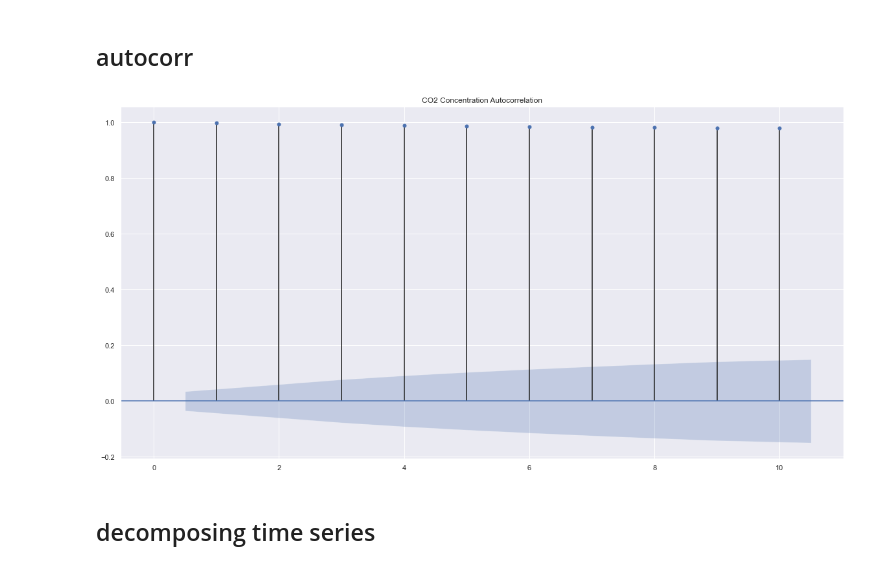
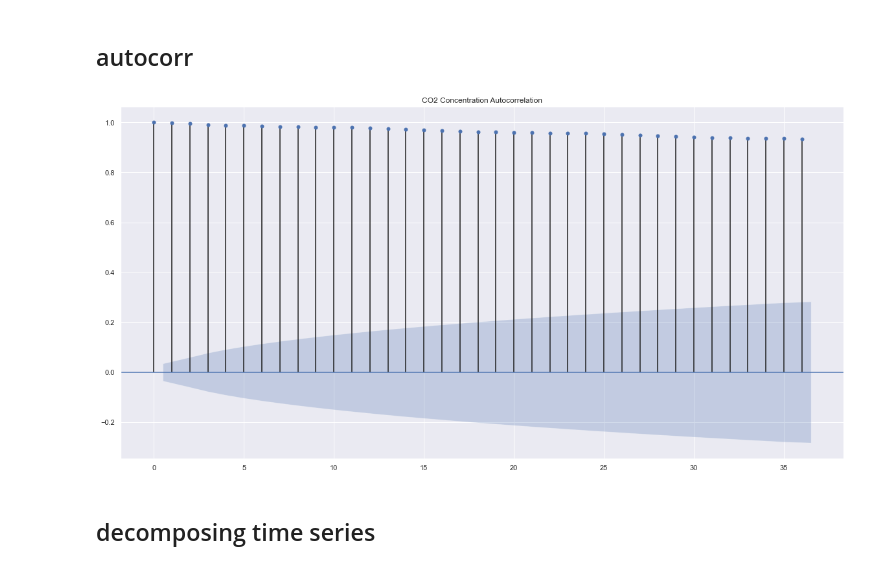
Before and after one commit to RicardoLeaoS/global-warming, a Jupyter notebook: explorint_co2_concentration.ipynb, the cells around one changed output. Cells and saved outputs as stored; diff of their text form; code cells hidden in the pictures.

```diff
--- a/explorint_co2_concentration.ipynb
+++ b/explorint_co2_concentration.ipynb
@@ -120,13 +120,13 @@ plt.show()
 # %%
 fig, ax = plt.subplots(figsize=(20,10))
 
-ax = plot_acf(co2_data['data_mean_global'], ax, title='CO2 Concentration Autocorrelation', lags=10)
+ax = plot_acf(co2_data['data_mean_global'], ax, title='CO2 Concentration Autocorrelation')
 
 plt.savefig('co2_autocorr.pdf')
 
 plt.show()
 # %% [output]
-[figure, old version]
+[figure, new version]
 # %% [markdown]
 ## decomposing time series
 # %%
```
Also changed, not shown: parts of 14 cells of this notebook, 10 other files.
